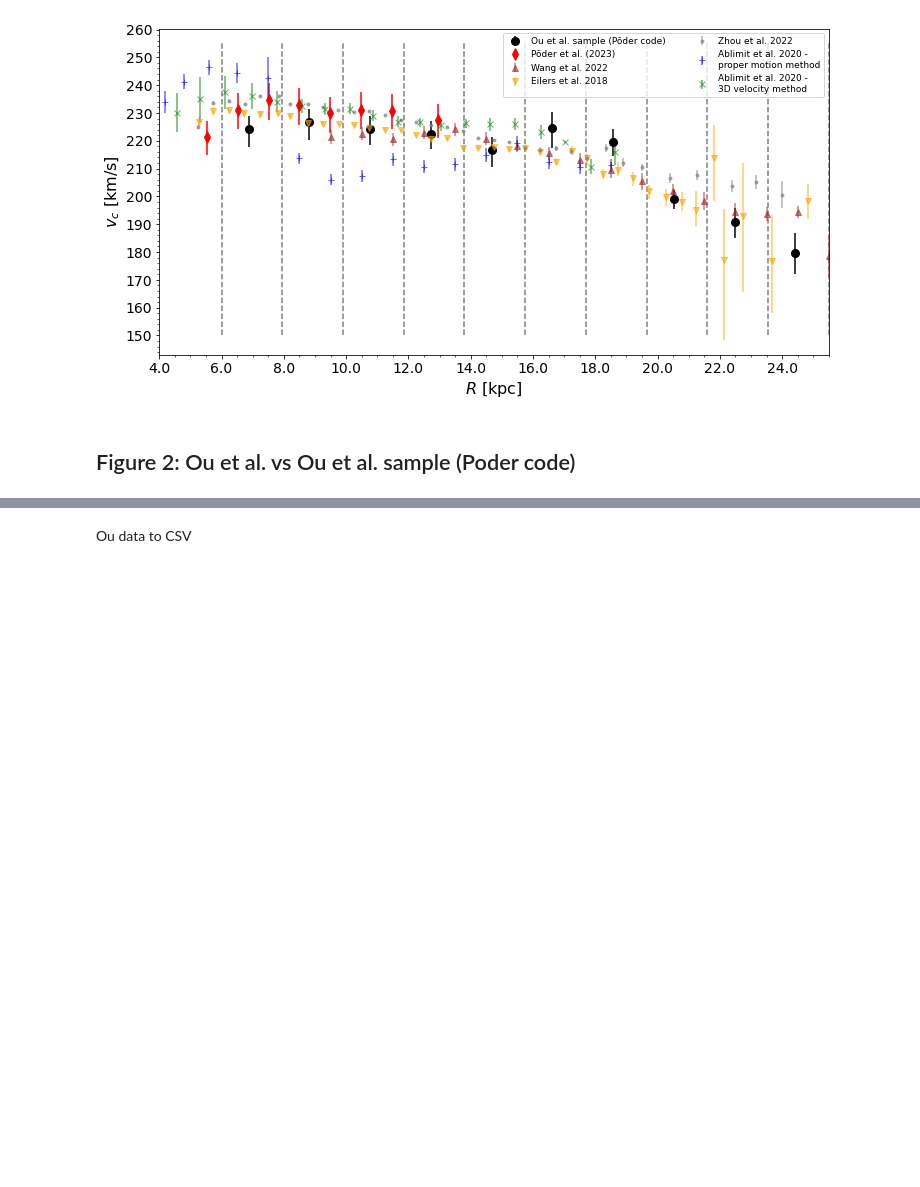
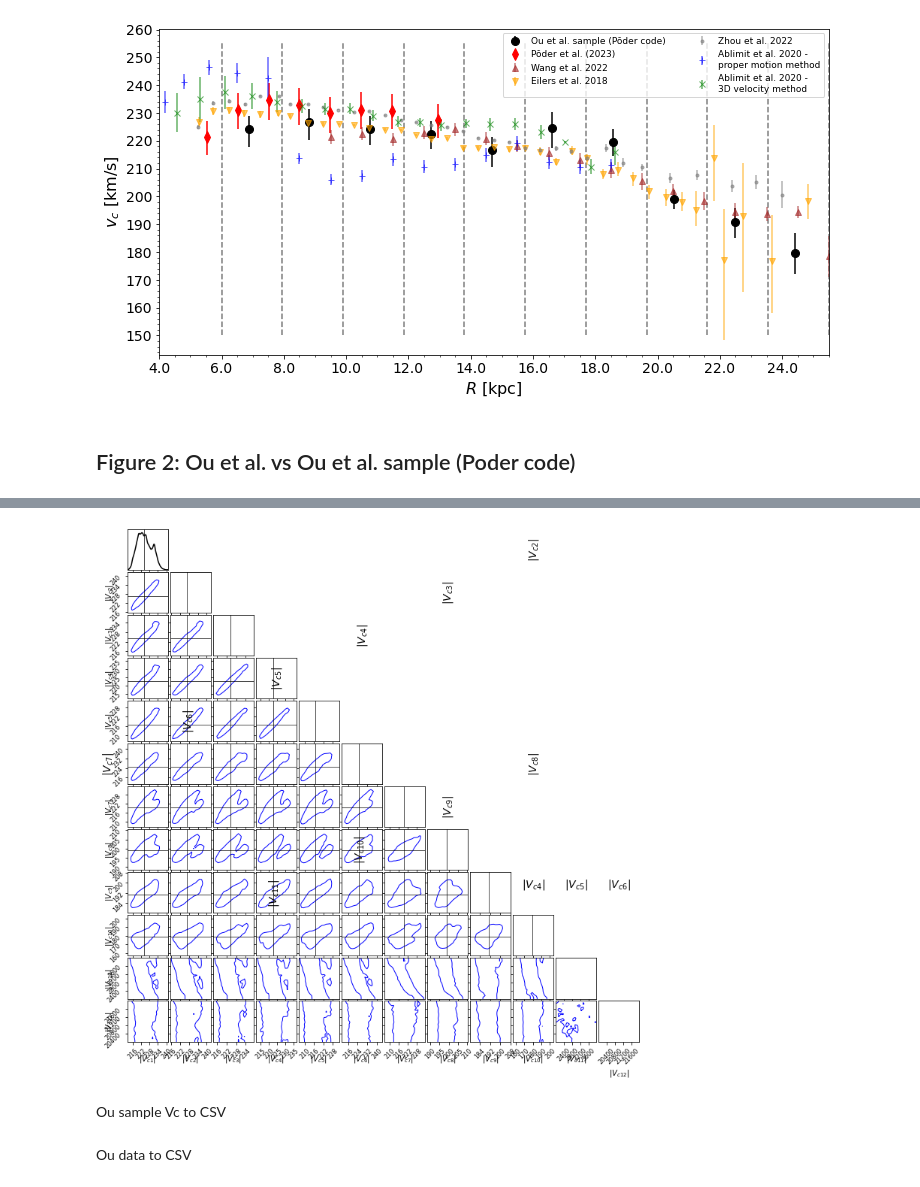
Before and after one commit to HEP-KBFI/gaia-tools, a Jupyter notebook: jupyter-notebook/xo_data_nbs/rotation_curves_ou.ipynb, the cells around one changed output, grey strips where cells are left out. Saved outputs shown, nothing was run; the diff lists cells and outputs as text; code cells hidden in the pictures; blank space fills up the shorter version.

```diff
--- a/jupyter-notebook/xo_data_nbs/rotation_curves_ou.ipynb
+++ b/jupyter-notebook/xo_data_nbs/rotation_curves_ou.ipynb
@@ -358,0 +336,73 @@ ou_rc
+# %%
+xdf = np.arange(0,10,1)
+theta_labels = [r'$|V_{c%s}|$' %str(i+1) for i in xdf]
+
+burn_in = 2000
+path = samplers[0]
+reader = emcee.backends.HDFBackend(path, read_only=True)
+flatchain = reader.get_chain(flat=True, discard = burn_in)
+flatchain = flatchain[:, 0:10]
+flatchain=np.abs(flatchain)
+v_med = np.median(flatchain, 0)
+
+fig, axes =corner(flatchain, plot_datapoints = False,
+                  title_kwargs={"fontsize": 15},
+                  levels=(0, 1-np.exp(-2)),
+                   labels=theta_labels,
+                    plot_density = False,
+                    fill_countours = False,
+                    smooth = 0.5,
+                    color='blue')
+
+
+
+
+
+from scipy.stats import gaussian_kde
+
+# plot KDE smoothed version of 1D marginalised distributions
+
+for axidx, samps in zip(np.arange(0, 10*10, 11), flatchain.T):
+
+    kde   = gaussian_kde(samps)
+    xvals = fig.axes[axidx].get_xlim();
+
+    xvals = np.linspace(xvals[0], xvals[1], 100)
+    yvals =  kde(xvals)
+    fig.axes[axidx].plot(xvals, yvals/np.max(yvals), color="black", lw=1.5)
+
+    # the division by np.max(kde(xvals)) is what normalises the 1D curves
+y_label_idx = np.arange(10, 101, 10)
+x_label_idx = np.arange(90, 100, 1)
+for i, ax in enumerate(fig.get_axes()):
+    ax.tick_params(axis='both', labelsize=8)
+
+    if(i in y_label_idx):
+        ax.set_ylabel(theta_labels[int(i/10)], fontsize=14, labelpad=20)
+        ax.tick_params(axis='both', labelsize=8, pad=0)
+    if(i in x_label_idx):
+        ax.tick_params(axis='both', labelsize=8, pad=0)
+        ax.set_xlabel(theta_labels[i%90], fontsize=14, labelpad=10)
+
+    if(i==99):
+        ax.set_xlabel(theta_labels[i%90], fontsize=14, labelpad=0)
+
+ndim = 10
+
+for i in range(ndim):
+    ax = axes[i, i]
+    ax.axvline(v_med[i], color="black", lw=0.7)
+
+for yi in range(ndim):
+    for xi in range(yi):
+        ax = axes[yi, xi]
+        ax.axvline(v_med[xi], color="black", lw=0.7)
+        ax.axhline(v_med[yi], color="black", lw=0.7)
+        ax.plot(v_med[xi], v_med[yi], "black")
+
+
+#plt.savefig("corner_all_runs.pdf", format='pdf', dpi=300, bbox_inches='tight')
+# %% [output]
+[figure, added]
+# %% [markdown]
+Ou sample Vc to CSV
```
Also changed, not shown: parts of 12 cells of this notebook, 4 other files.
